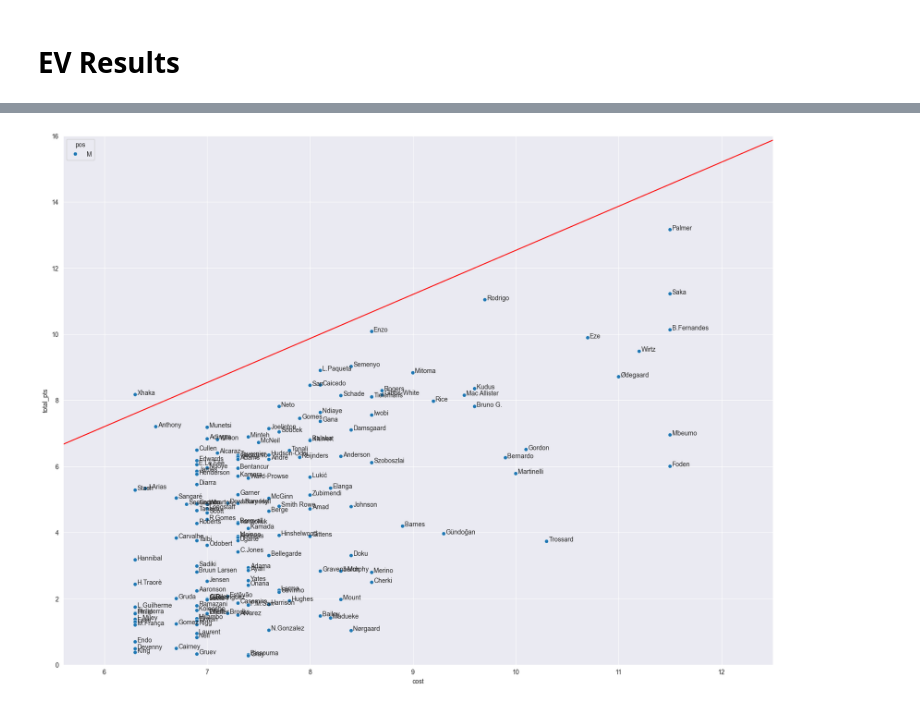
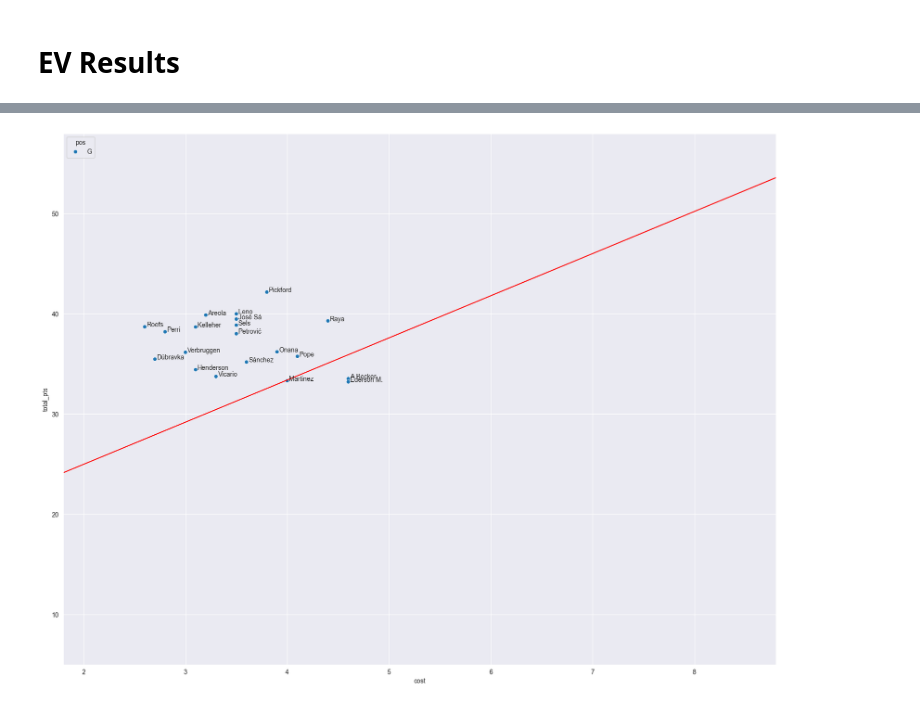
Before and after one commit to SamTroy/multi_ff_opt, a Jupyter notebook: run/run.ipynb, the cells around one changed output, grey strips where cells are left out. Saved outputs shown, nothing was run; the diff lists cells and outputs as text; code cells hidden in the pictures.

```diff
--- a/run/run.ipynb
+++ b/run/run.ipynb
@@ -1451,4 +1464,4 @@ make_cap_matrix(format='cff', max_ev_diff=1)
 # %%
-red_line_viz(format='cff', pos_group=['M'])
+red_line_viz(format='tff', pos_group='g')
 # %% [output]
-[figure, old version]
+[figure, new version]
```
Also changed, not shown: parts of 18 cells of this notebook, 9 other files.
